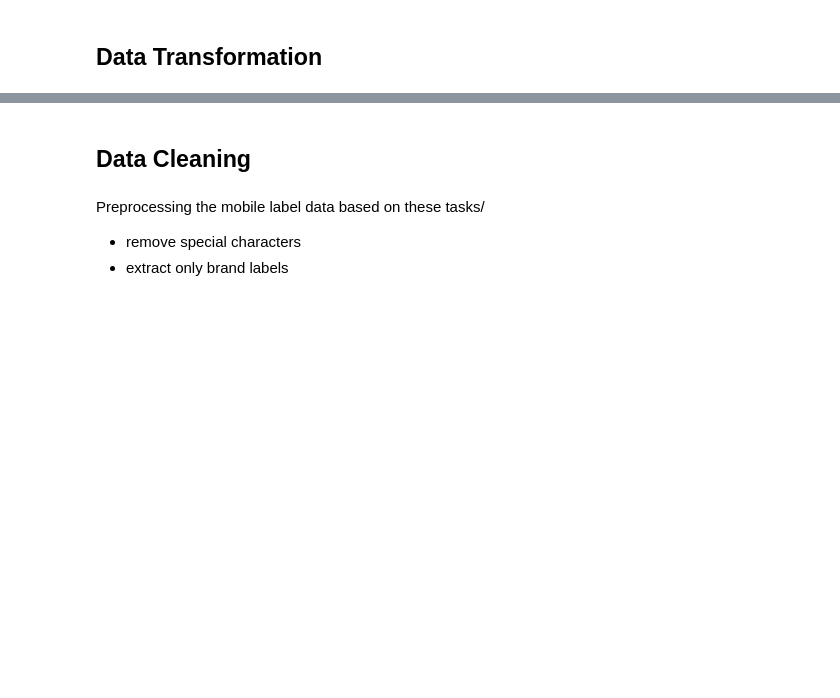
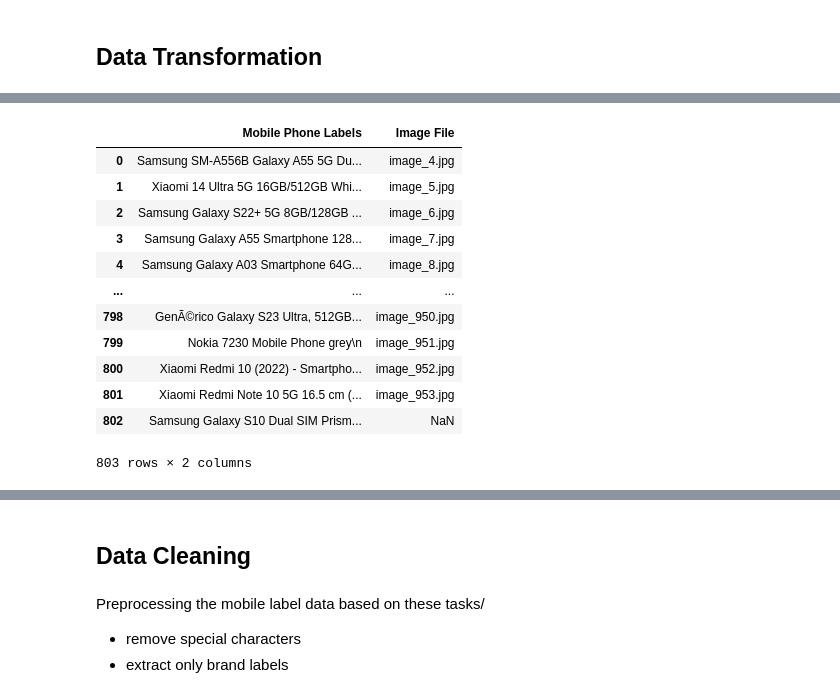
Before and after one commit to mian-adoan98/MLP_Mobile_Phone_Recognition, a Jupyter notebook: image_processing/data_tranformation.ipynb, the cells around one changed output, grey strips where cells are left out. Saved outputs shown, nothing was run; the diff lists cells and outputs as text; code cells hidden in the pictures; blank space fills up the shorter version.

```diff
--- a/image_processing/data_tranformation.ipynb
+++ b/image_processing/data_tranformation.ipynb
@@ -6,7 +6,9 @@ import os
 from image_processing import extracting_labels
 # %%
 # create instances for loading data
-mobile_image_dir = "D:\Machine_Learning\Portfolio_Project_Machine_Learning\Mobile_Phone_Recognition\mobile_phone_images\mobile_images"
-mobile_labels_dir = "D:\\Machine_Learning\\Portfolio_Project_Machine_Learning\\Mobile_Phone_Recognition\\image_collection\\mobile_labels.txt"
+mobile_image_dir = "D:\\Machine_Learning\\Portfolio_Project_Machine_Learning\\Mobile_Phone_Recognition\\mobile_phone_images\\mobile_images"
+mobile_labels_dir = "D:\\Machine_Learning\\Portfolio_Project_Machine_Learning\\Mobile_Phone_Recognition\\image_processing\\mobile_labels.txt"
+# %%
+img_dir = "D:\\Machine_Learning\\Portfolio_Project_Machine_Learning\\Mobile_Phone_Recognition\\mobile_phone_images\\mobile_images"
 # %%
 # extract images and labels from resources
@@ -37,9 +111,17 @@ array(['Xiaomi 14 Ultra 5G 16GB/512GB White (White) Dual SIM\n',
 # %%
 # combine image file name with its path
 image_path = "D:\\Machine_Learning\\Portfolio_Project_Machine_Learning\\Mobile_Phone_Recognition\\mobile_phone_images\\mobile_images"
-images_ar = np.array([os.path.join(image_path, image_file) for image_file in images_list])
+images_ar = np.array([os.path.join(image_path, image_file) for image_file in image_files])
+
+# Get all image filenames
+image_files = os.listdir(img_dir)
+
+# Sort the filenames numerically based on the number in the filename
+image_files.sort(key=lambda x: int(x.split('_')[1].split('.')[0]))
+images_ar = np.array(image_files)
 
 # display shape of images and labels
+print(image_files[:5])
 print(f"Images: {images_ar.shape}")
 print(f"Labels: {label_ar.shape}")
 # %% [output]
@@ -74,0 +131,10 @@ Name: 0, dtype: object
+# %%
+# implement function 4: construct a column list
+def construct_columnframe(feature: str , samples: list) -> pd.DataFrame:
+  column_frame = pd.DataFrame()
+  column_frame[feature] = samples
+  return column_frame
+
+# convert image urls and labels into dataframe
+mobile_labels_df = construct_columnframe(feature="Mobile Phone Labels", samples=label_ar)
+mobile_img_df = construct_columnframe(feature="Image File", samples=image_files)
@@ -74,0 +179,16 @@ Name: 0, dtype: object
+# %%
+pd.concat([mobile_labels_df, mobile_img_df], axis=1)
+# %% [output]
+|  | Mobile Phone Labels | Image File |
+| 0 | Samsung SM-A556B Galaxy A55 5G Du... | image_4.jpg |
+| 1 | Xiaomi 14 Ultra 5G 16GB/512GB Whi... | image_5.jpg |
+| 2 | Samsung Galaxy S22+ 5G 8GB/128GB ... | image_6.jpg |
+| 3 | Samsung Galaxy A55 Smartphone 128... | image_7.jpg |
+| 4 | Samsung Galaxy A03 Smartphone 64G... | image_8.jpg |
+| ... | ... | ... |
+| 798 | GenÃ©rico Galaxy S23 Ultra, 512GB... | image_950.jpg |
+| 799 | Nokia 7230 Mobile Phone grey\n | image_951.jpg |
+| 800 | Xiaomi Redmi 10 (2022) - Smartpho... | image_952.jpg |
+| 801 | Xiaomi Redmi Note 10 5G 16.5 cm (... | image_953.jpg |
+| 802 | Samsung Galaxy S10 Dual SIM Prism... | NaN |
+803 rows × 2 columns
```
Also changed, not shown: parts of 18 cells of this notebook, 5 other files.
